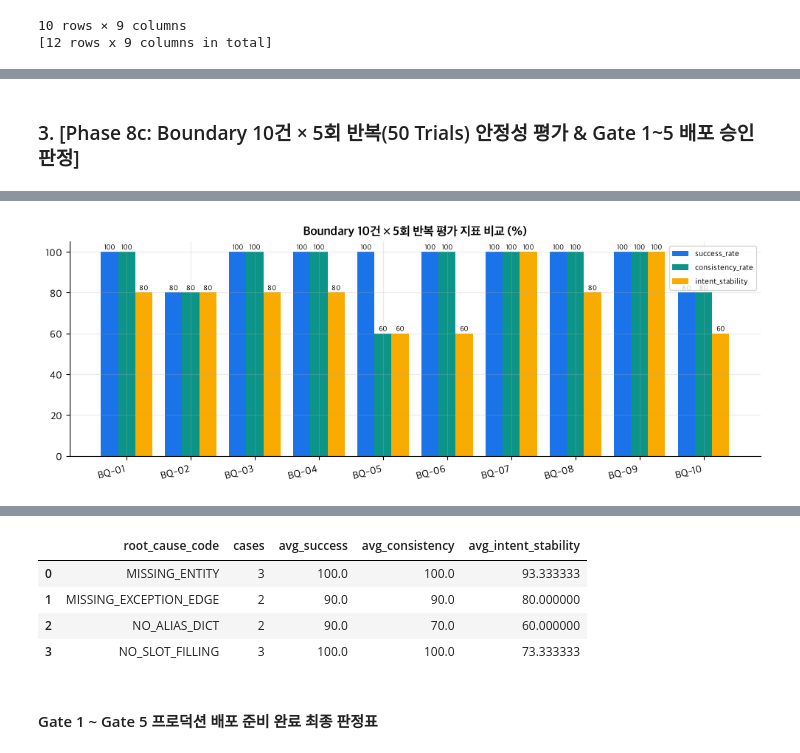
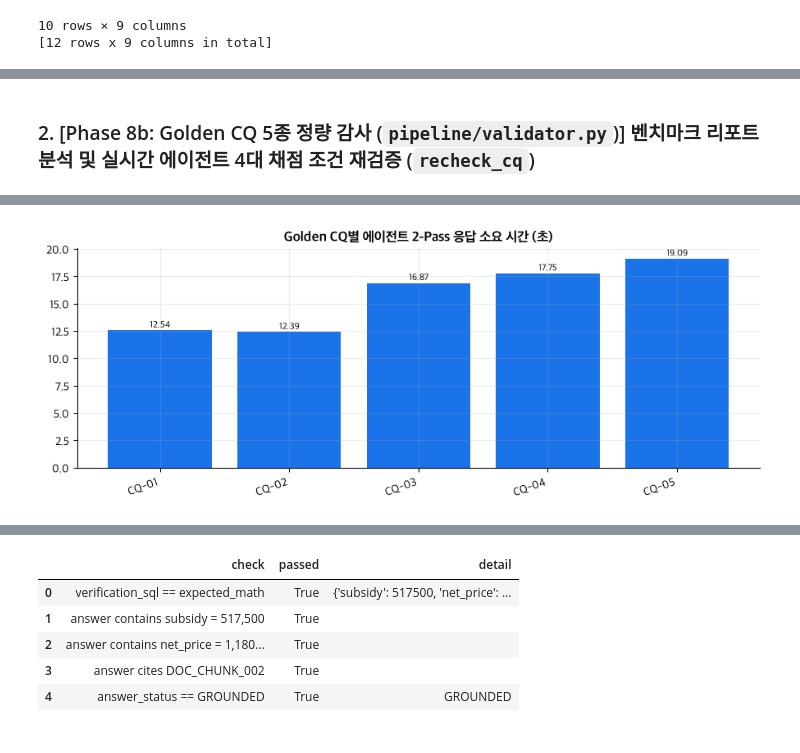
Before and after one commit to seanjungG/agentic-ontology-starter, a Jupyter notebook: notebooks/ko/stage5_lineage_and_evaluation_ko.ipynb, the cells around one changed output, grey strips where cells are left out. Cells and saved outputs as stored; diff of their text form; code cells hidden in the pictures.

```diff
--- a/notebooks/ko/stage5_lineage_and_evaluation_ko.ipynb
+++ b/notebooks/ko/stage5_lineage_and_evaluation_ko.ipynb
@@ -175,18 +120,13 @@ ORDER BY g.device_name, g.monthly_fee_krw DESC, g.rule_id
 # %% [markdown]
-### 3. [Phase 8c: Boundary 10건 × 5회 반복(50 Trials) 안정성 평가 & Gate 1~5 배포 승인 판정]
+### 2. [Phase 8b: Golden CQ 5종 정량 감사 (`pipeline/validator.py`)] 벤치마크 리포트 분석 및 실시간 에이전트 4대 채점 조건 재검증 (`recheck_cq`)
 # %%
-b_rep = H.read_json("data/output/boundary_benchmark_results.json")
-df_bc = pd.DataFrame(b_rep["cases"])
-H.md(f"**Boundary Benchmark `{b_rep['benchmark_id']}`** · Trials=`{b_rep['total_trials']}` · "
-     f"avg_success_rate=`{b_rep['avg_success_rate']}%` · avg_consistency_rate=`{b_rep['avg_consistency_rate']}%` · "
-     f"avg_intent_stability=`{b_rep['avg_intent_stability']}%`")
-H.show(df_bc, ["case_id", "root_cause_code", "missing_context", "trials", "passed_trials", "success_rate", "consistency_rate", "intent_stability"])
-H.grouped_bar(df_bc, "case_id", ["success_rate", "consistency_rate", "intent_stability"],
-              H.t("Boundary 10건 × 5회 반복 평가 지표 비교 (%)", "Boundary 10 Cases × 5 Trials Metrics (%)"))
-df_tax = df_bc.groupby("root_cause_code", as_index=False).agg(
-    cases=("case_id", "count"), avg_success=("success_rate", "mean"),
-    avg_consistency=("consistency_rate", "mean"), avg_intent_stability=("intent_stability", "mean"))
-H.show(df_tax)
-H.md(H.t("#### Gate 1 ~ Gate 5 프로덕션 배포 준비 완료 최종 판정표", "#### Gate 1 – Gate 5 Production Release Readiness Verdict"))
-H.show(H.gate_checklist_table())
+df_cq = pd.DataFrame(cq_rep["test_results"])
+H.md(f"**Golden CQ Benchmark `{cq_rep['benchmark_id']}`** · Evaluated `{cq_rep['evaluated_at']}` · Model `{cq_rep['model']}` · Passed **`{cq_rep['passed']}/{cq_rep['total_cqs']} ({cq_rep['accuracy_rate']}%)`**")
+H.show(df_cq, ["cq_id", "category", "status", "verification_status", "grounded_chunk", "llm_tokens", "elapsed_s", "verification_job_id"])
+H.bar(df_cq, "cq_id", "elapsed_s", "Golden CQ별 에이전트 2-Pass 응답 소요 시간 (초)", fmt="{:.2f}")
+
+cqs = H.read_json("data/input/04_cq/golden_competency_questions.json")
+res_cq2, df_chk = H.recheck_cq(cqs[1], agent)
+H.show_agent(res_cq2, title="실시간 재검증 (Live Re-Audit): CQ-02")
+H.show(df_chk)
 # %% [output]
@@ -205 +140 @@ H.show(H.gate_checklist_table())
-[figure, old version]
+[figure, new version]
@@ -206,6 +201,6 @@ H.show(H.gate_checklist_table())
-|  | root_cause_code | cases | avg_success | avg_consistency | avg_intent_stability |
-| 0 | MISSING_ENTITY | 3 | 100.0 | 100.0 | 93.333333 |
-| 1 | MISSING_EXCEPTION_EDGE | 2 | 90.0 | 90.0 | 80.000000 |
-| 2 | NO_ALIAS_DICT | 2 | 90.0 | 70.0 | 60.000000 |
-| 3 | NO_SLOT_FILLING | 3 | 100.0 | 100.0 | 73.333333 |
+|  | check | passed | detail |
+| 0 | verification_sql == expected_math | True | {'subsidy': 517500, 'net_price': ... |
+| 1 | answer contains subsidy = 517,500 | True |  |
+| 2 | answer contains net_price = 1,180... | True |  |
+| 3 | answer cites DOC_CHUNK_002 | True |  |
+| 4 | answer_status == GROUNDED | True | GROUNDED |
-#### Gate 1 ~ Gate 5 프로덕션 배포 준비 완료 최종 판정표
```
Also changed, not shown: parts of 10 cells of this notebook, 48 other files.
